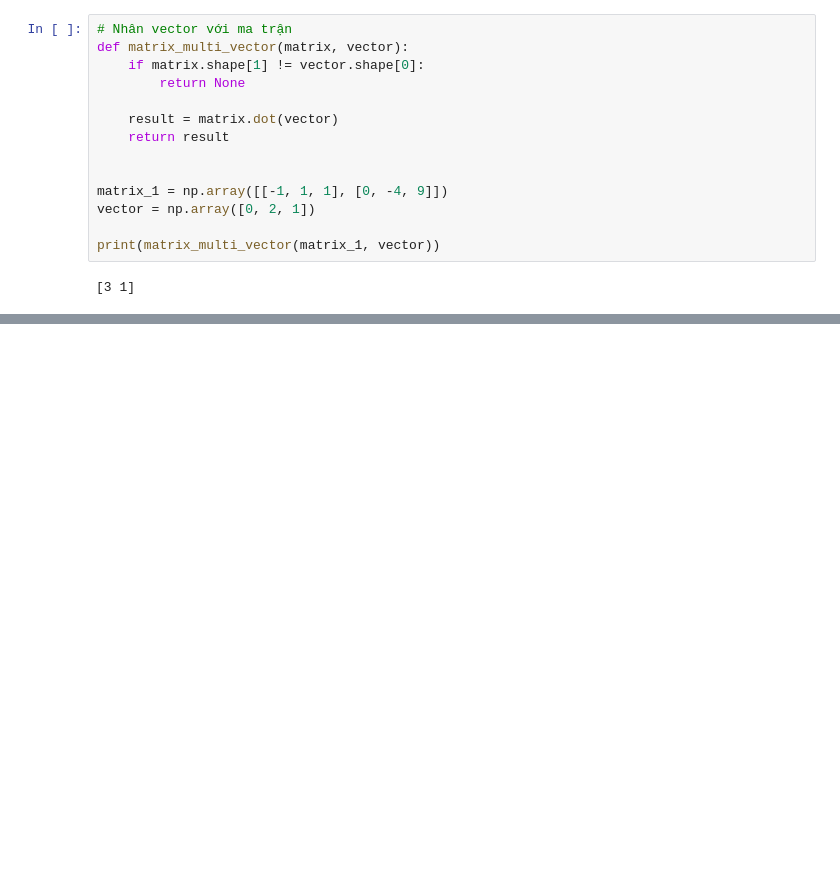
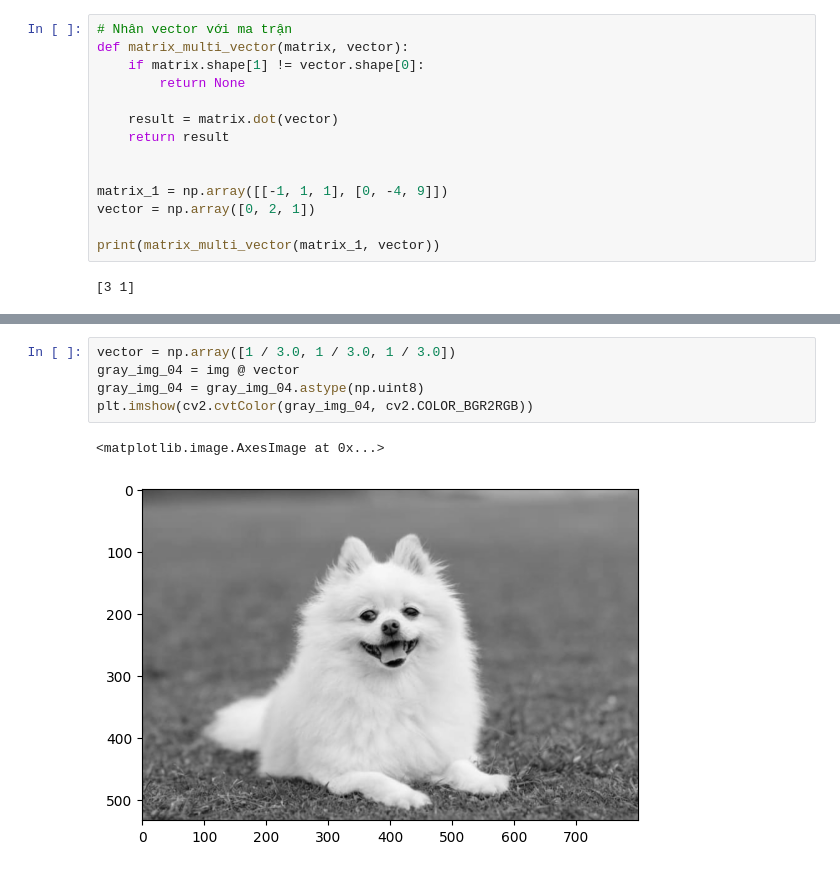
Before and after one commit to thanhvyttv/aio2025_study, a Jupyter notebook: Module2/week1.ipynb, the cells around one changed output, grey strips where cells are left out. Drawn from its saved outputs; the diff is of its cells as text; blank space fills up the shorter version.

```diff
--- a/Module2/week1.ipynb
+++ b/Module2/week1.ipynb
@@ -151,0 +188,8 @@ plt.imshow(cv2.cvtColor(output, cv2.COLOR_BGR2RGB))
+# %%
+vector = np.array([1 / 3.0, 1 / 3.0, 1 / 3.0])
+gray_img_04 = img @ vector
+gray_img_04 = gray_img_04.astype(np.uint8)
+plt.imshow(cv2.cvtColor(gray_img_04, cv2.COLOR_BGR2RGB))
+# %% [output]
+<matplotlib.image.AxesImage at 0x...>
+[figure, added]
```
Also changed, not shown: parts of 17 cells of this notebook.
